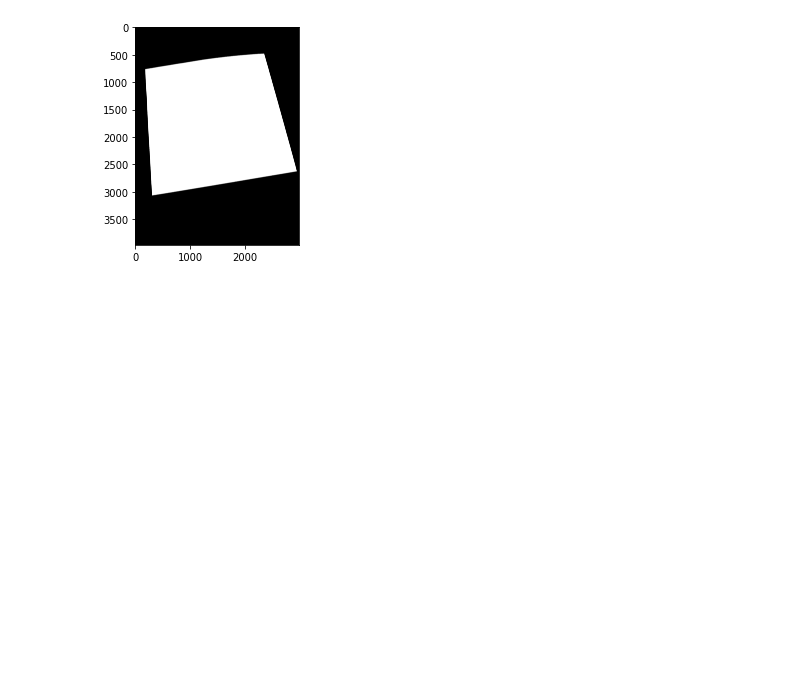
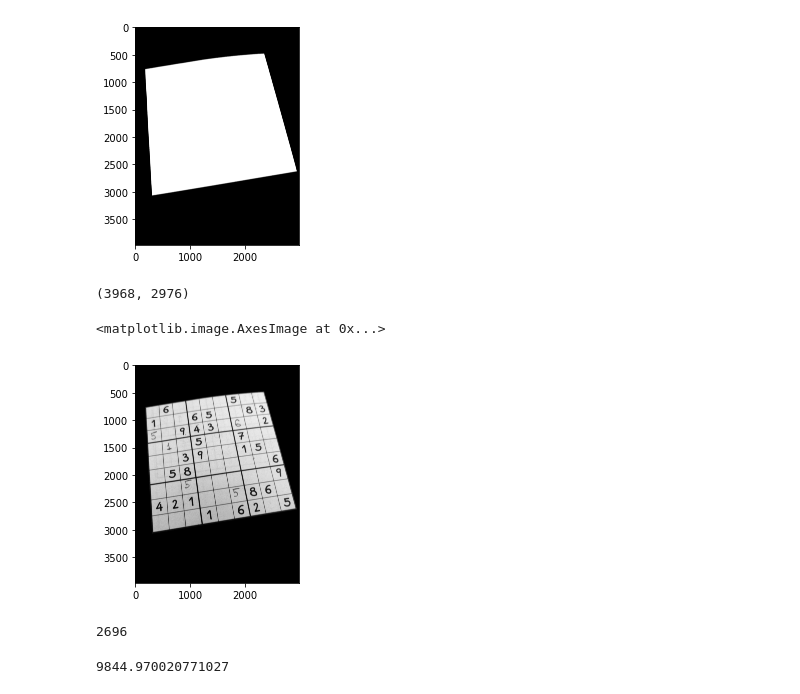
Before and after one commit to bcd8697/intro-to-CV, a Jupyter notebook: homework2/hw2.ipynb, the cells around one changed output. Saved outputs shown, nothing was run; the diff lists cells and outputs as text; code cells hidden in the pictures; blank space fills up the shorter version.

Commit message:
Added feature with projective transform

```diff
--- a/homework2/hw2.ipynb
+++ b/homework2/hw2.ipynb
@@ -77,3 +87,16 @@ plt.imshow(mask, cmap = "gray")
 # %% [output]
 <matplotlib.image.AxesImage at 0x...>
 [figure]
+# %%
+# applying projective transform
+
+# we can apply mask to the original image (gray colors) in order to avoid outliers in transformation
+img_transform_color = img_orig.copy()
+img_transform = cv2.cvtColor(img_transform_color, cv2.COLOR_RGB2GRAY)
+print(img_transform.shape)
+img_transform[mask == 0] = 0
+plt.imshow(img_transform, cmap = 'gray')
+# %% [output]
+(3968, 2976)
+<matplotlib.image.AxesImage at 0x...>
+[figure, added]
@@ -79,0 +105,9 @@ plt.imshow(mask, cmap = "gray")
+# %%
+len(c)
+# %% [output]
+2696
+# %%
+perimeter = cv2.arcLength(c, True)
+perimeter
+# %% [output]
+9844.970020771027
```
Also changed, not shown: parts of 8 cells of this notebook.
